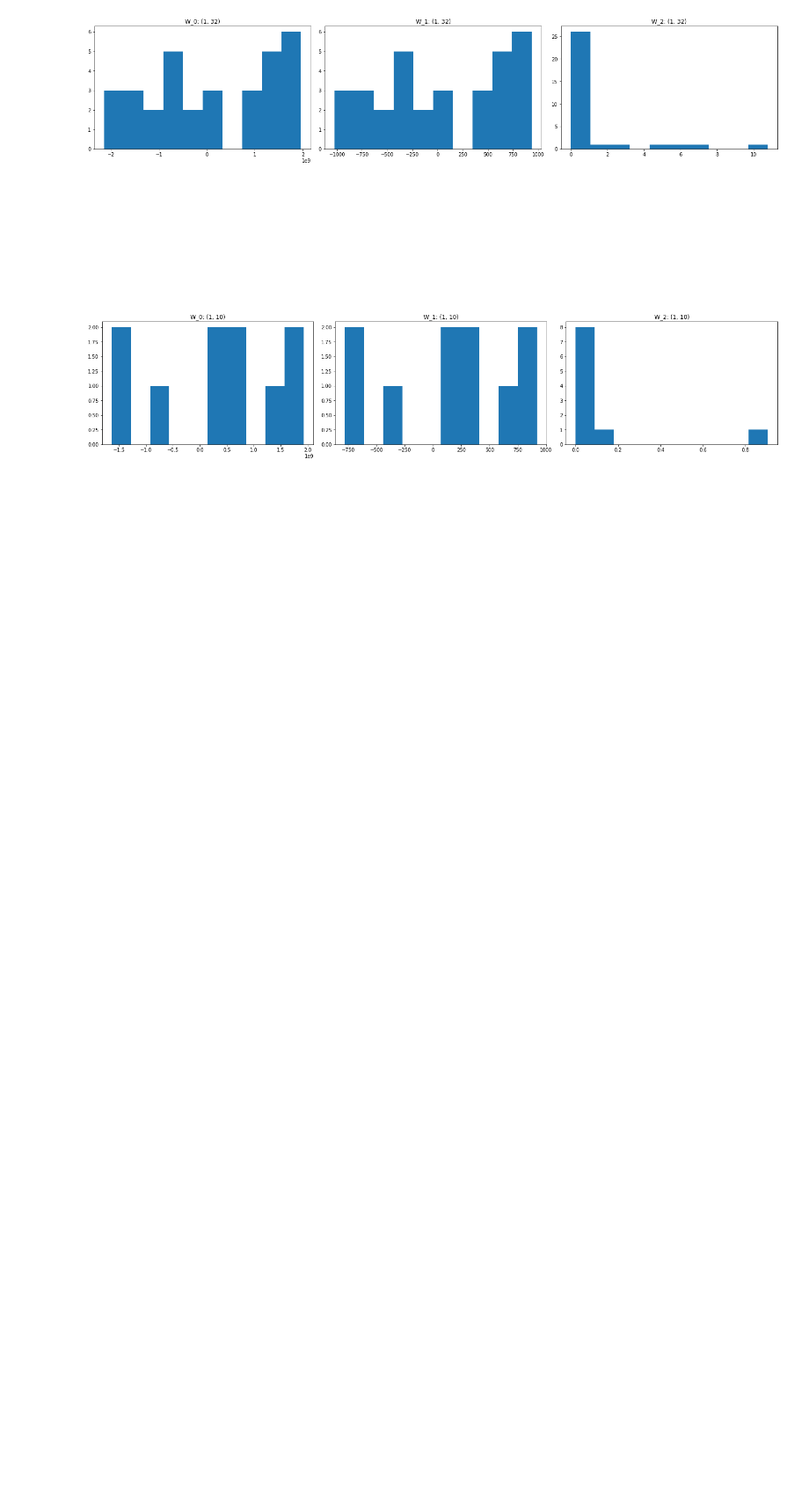
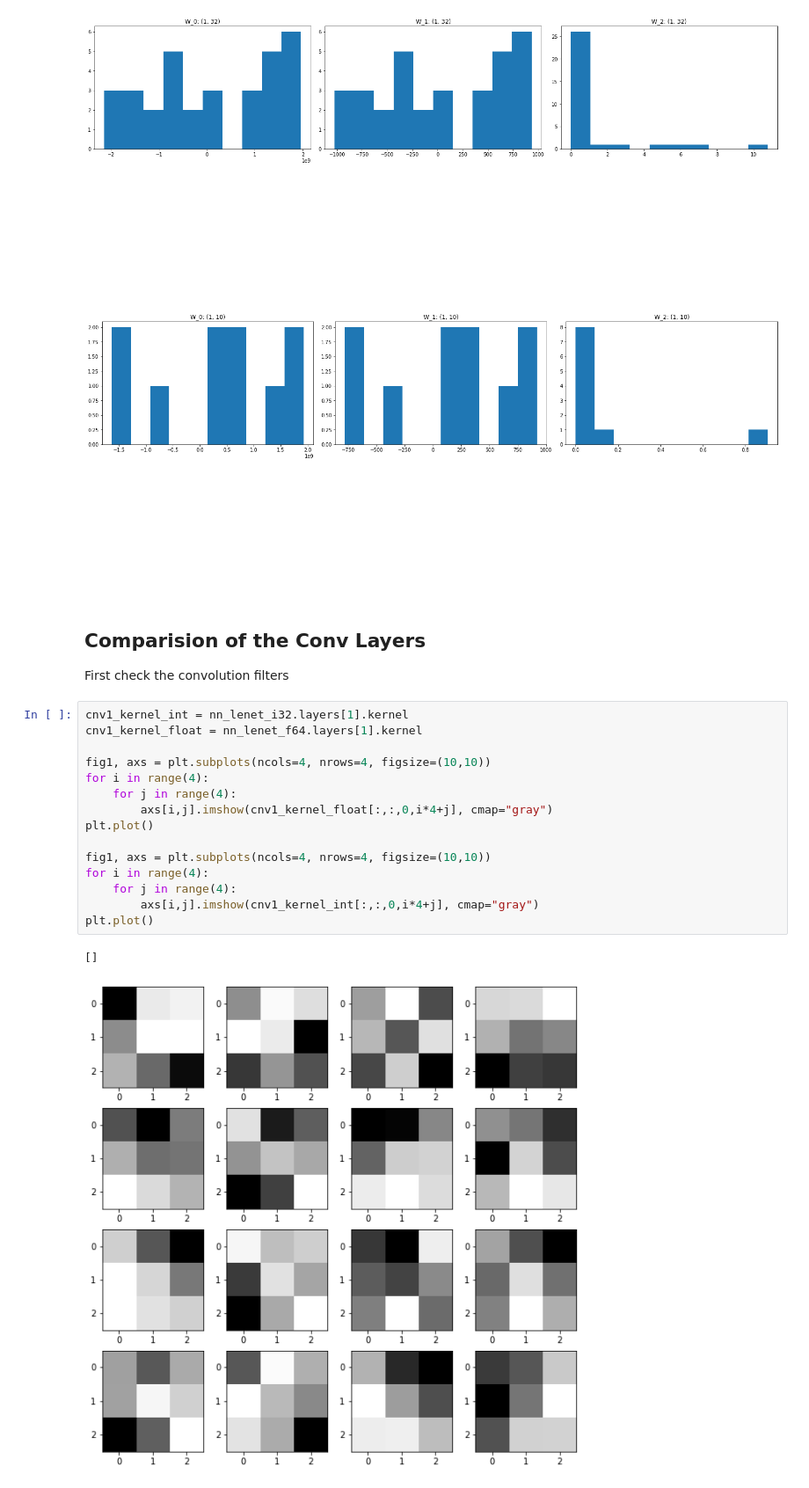
Before and after one commit to kayaleitner/FPGA_MNIST, a Jupyter notebook: python/Quantisation Workbook.ipynb, the cells around one changed output. Shown: that part at 88% size. Saved outputs shown, nothing was run; the diff lists cells and outputs as text; blank space fills up the shorter version.

```diff
--- a/python/Quantisation Workbook.ipynb
+++ b/python/Quantisation Workbook.ipynb
@@ -160,3 +142,25 @@ for iact, fact in zip(nn32_activations, nnf64_activations):
 [figure]
 [figure]
 [figure]
+# %% [markdown]
+## Comparision of the Conv Layers
+
+First check the convolution filters
+# %%
+cnv1_kernel_int = nn_lenet_i32.layers[1].kernel
+cnv1_kernel_float = nn_lenet_f64.layers[1].kernel
+
+fig1, axs = plt.subplots(ncols=4, nrows=4, figsize=(10,10))
+for i in range(4):
+    for j in range(4):
+        axs[i,j].imshow(cnv1_kernel_float[:,:,0,i*4+j], cmap="gray")
+plt.plot()
+
+fig1, axs = plt.subplots(ncols=4, nrows=4, figsize=(10,10))
+for i in range(4):
+    for j in range(4):
+        axs[i,j].imshow(cnv1_kernel_int[:,:,0,i*4+j], cmap="gray")
+plt.plot()
+# %% [output]
+[]
+[figure, added]
```
Also changed, not shown: parts of 8 cells of this notebook, 30 other files.
